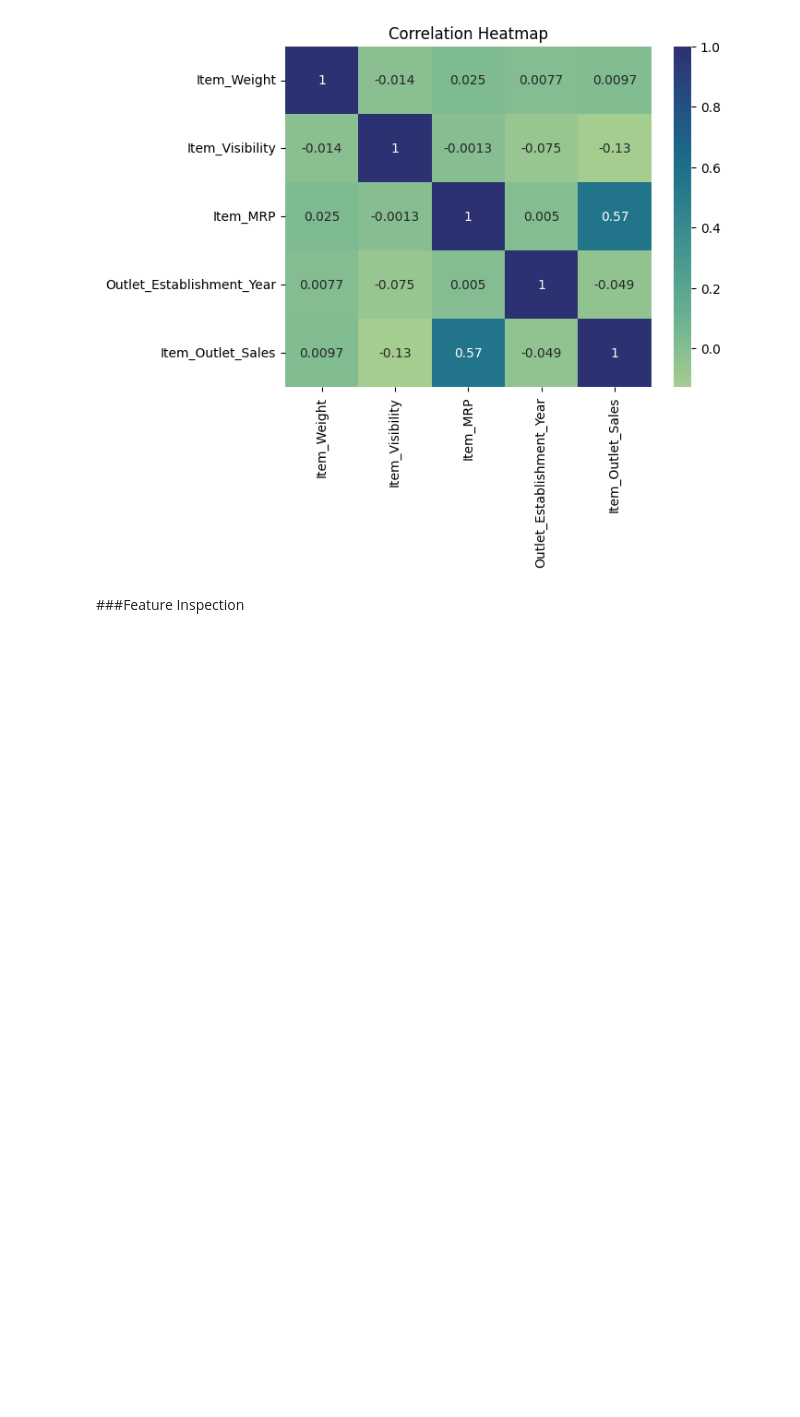
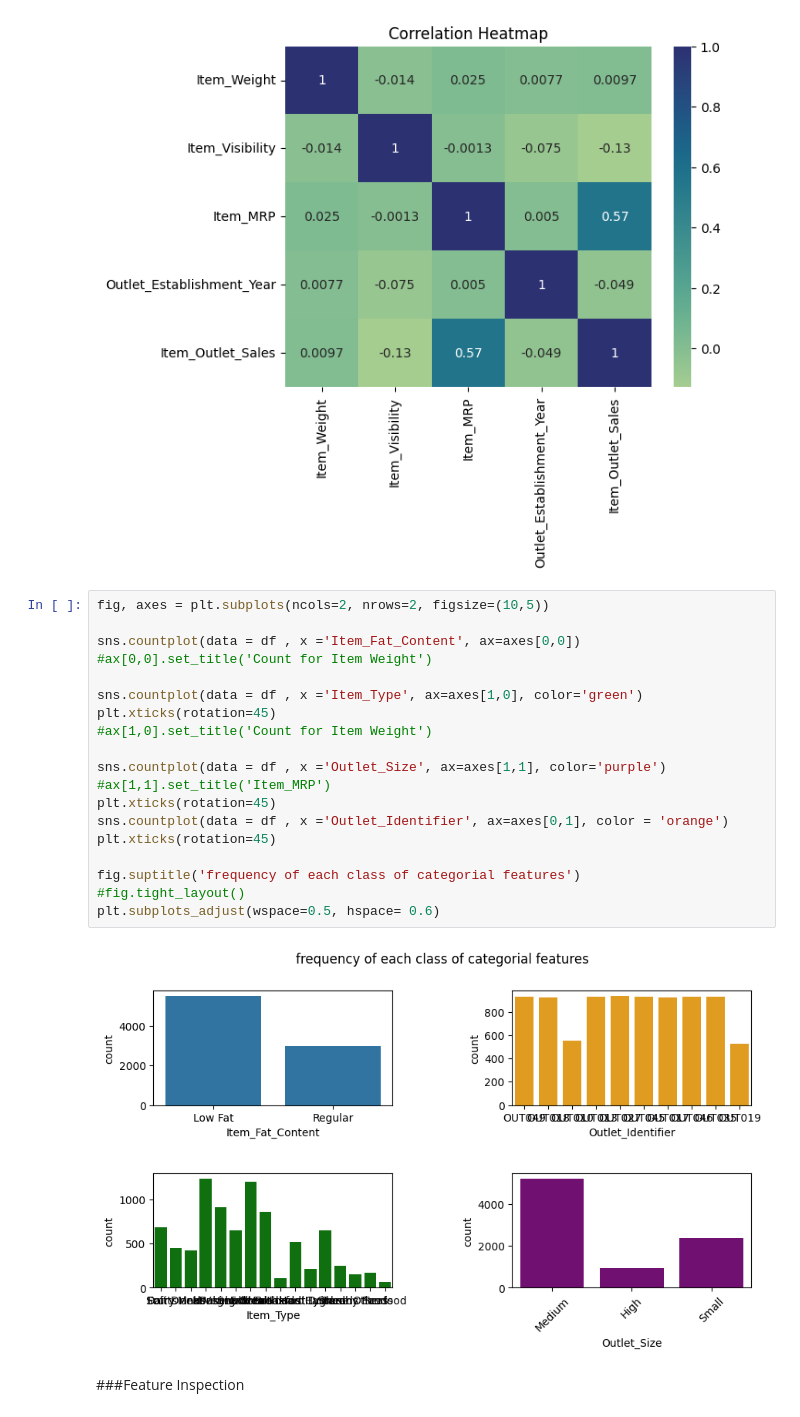
Before and after one commit to Farah-Saleem91/Prediction-of-product-sales, a Jupyter notebook: Copy_of_prediction_of_product_sales.ipynb, the cells around one changed output. Drawn from its saved outputs; the diff is of its cells as text; blank space fills up the shorter version.

```diff
--- a/Copy_of_prediction_of_product_sales.ipynb
+++ b/Copy_of_prediction_of_product_sales.ipynb
@@ -312,5 +312,26 @@ ax7.set_title('Correlation Heatmap')
 # %% [output]
 Text(0.5, 1.0, 'Correlation Heatmap')
 [figure]
+# %%
+fig, axes = plt.subplots(ncols=2, nrows=2, figsize=(10,5))
+
+sns.countplot(data = df , x ='Item_Fat_Content', ax=axes[0,0])
+#ax[0,0].set_title('Count for Item Weight')
+
+sns.countplot(data = df , x ='Item_Type', ax=axes[1,0], color='green')
+plt.xticks(rotation=45)
+#ax[1,0].set_title('Count for Item Weight')
+
+sns.countplot(data = df , x ='Outlet_Size', ax=axes[1,1], color='purple')
+#ax[1,1].set_title('Item_MRP')
+plt.xticks(rotation=45)
+sns.countplot(data = df , x ='Outlet_Identifier', ax=axes[0,1], color = 'orange')
+plt.xticks(rotation=45)
+
+fig.suptitle('frequency of each class of categorial features')
+#fig.tight_layout()
+plt.subplots_adjust(wspace=0.5, hspace= 0.6)
+# %% [output]
+[figure, added]
 # %% [markdown]
 ###Feature Inspection
```
Also changed, not shown: parts of 2 cells of this notebook.
